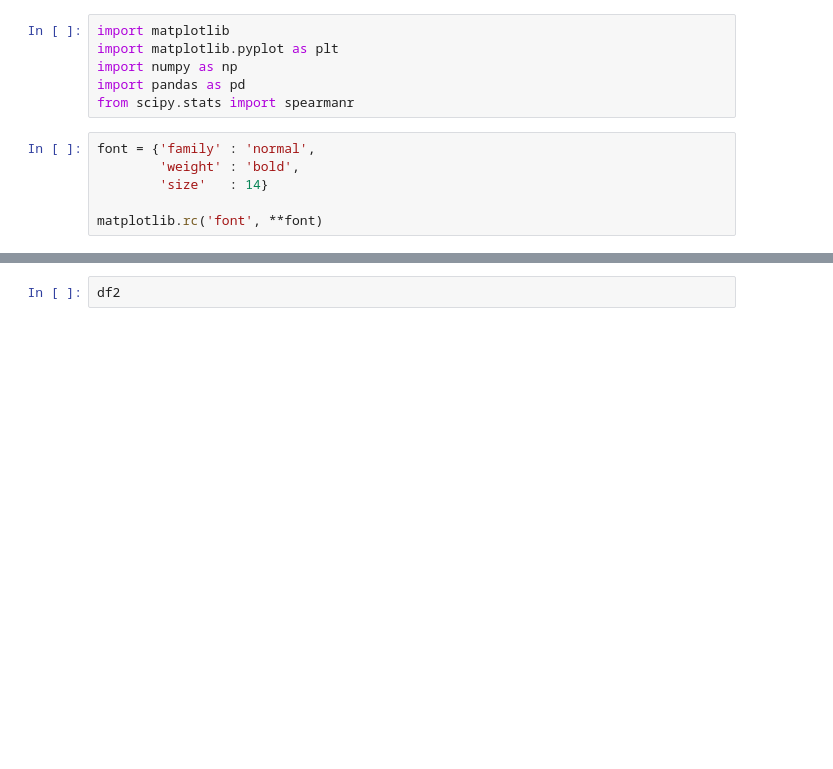
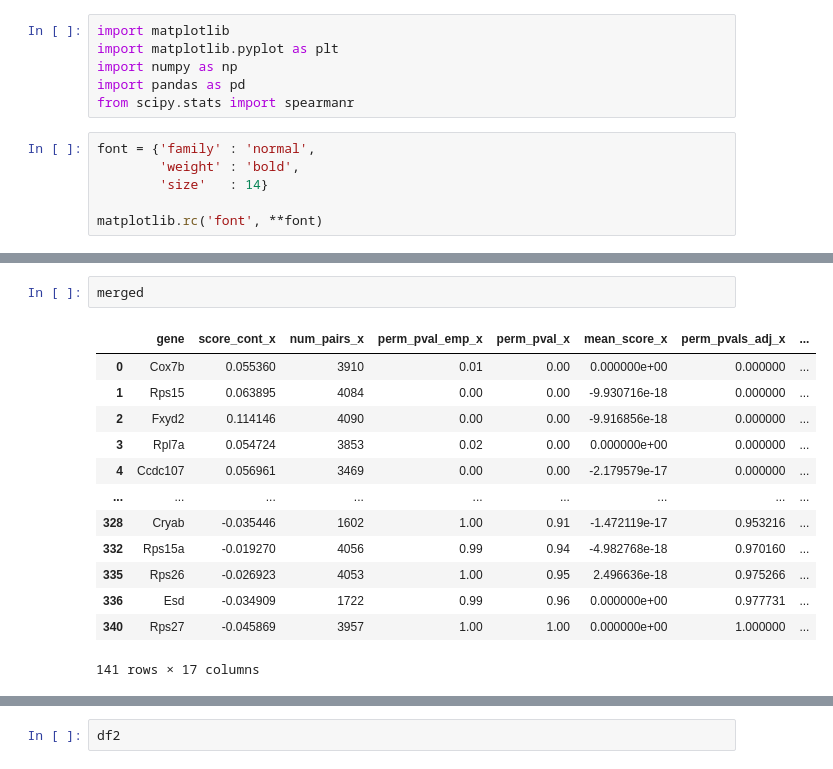
Before and after one commit to juliaolivieri/visium_analysis, a Jupyter notebook: notebooks/analyze_ising.ipynb, the cells around one changed output, grey strips where cells are left out. Drawn from its saved outputs; the diff is of its cells as text; blank space fills up the shorter version.

```diff
--- a/notebooks/analyze_ising.ipynb
+++ b/notebooks/analyze_ising.ipynb
@@ -212,0 +217,16 @@ merged[merged["gene"] == "Gng13"][["score_cont_x","score_cont_y"]]
+# %%
+merged
+# %% [output]
+|  | gene | score_cont_x | num_pairs_x | perm_pval_emp_x | perm_pval_x | mean_score_x | perm_pvals_adj_x | ... |
+| 0 | Cox7b | 0.055360 | 3910 | 0.01 | 0.00 | 0.000000e+00 | 0.000000 | ... |
+| 1 | Rps15 | 0.063895 | 4084 | 0.00 | 0.00 | -9.930716e-18 | 0.000000 | ... |
+| 2 | Fxyd2 | 0.114146 | 4090 | 0.00 | 0.00 | -9.916856e-18 | 0.000000 | ... |
+| 3 | Rpl7a | 0.054724 | 3853 | 0.02 | 0.00 | 0.000000e+00 | 0.000000 | ... |
+| 4 | Ccdc107 | 0.056961 | 3469 | 0.00 | 0.00 | -2.179579e-17 | 0.000000 | ... |
+| ... | ... | ... | ... | ... | ... | ... | ... | ... |
+| 328 | Cryab | -0.035446 | 1602 | 1.00 | 0.91 | -1.472119e-17 | 0.953216 | ... |
+| 332 | Rps15a | -0.019270 | 4056 | 0.99 | 0.94 | -4.982768e-18 | 0.970160 | ... |
+| 335 | Rps26 | -0.026923 | 4053 | 1.00 | 0.95 | 2.496636e-18 | 0.975266 | ... |
+| 336 | Esd | -0.034909 | 1722 | 0.99 | 0.96 | 0.000000e+00 | 0.977731 | ... |
+| 340 | Rps27 | -0.045869 | 3957 | 1.00 | 1.00 | 0.000000e+00 | 1.000000 | ... |
+141 rows × 17 columns
```
Also changed, not shown: parts of 5 cells of this notebook, 8 other files.
